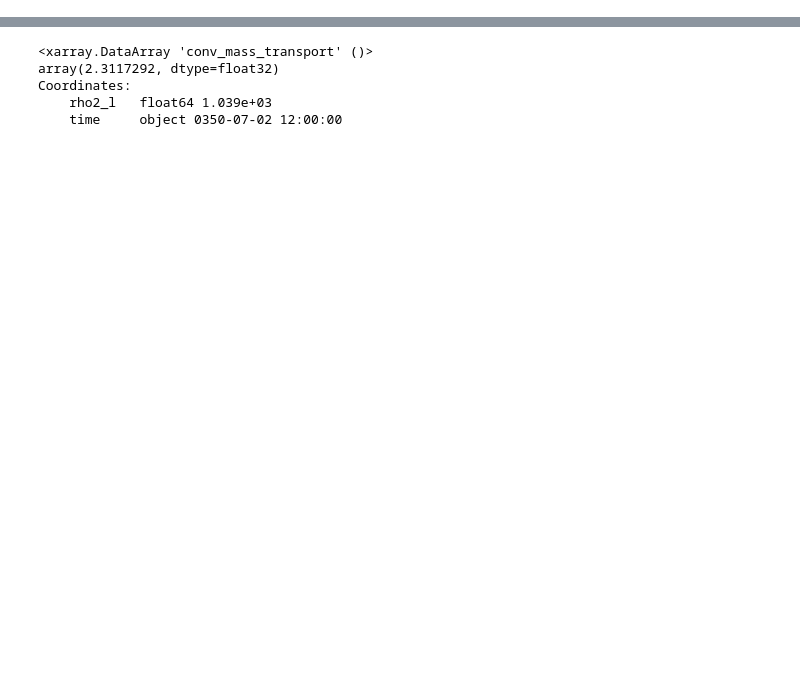
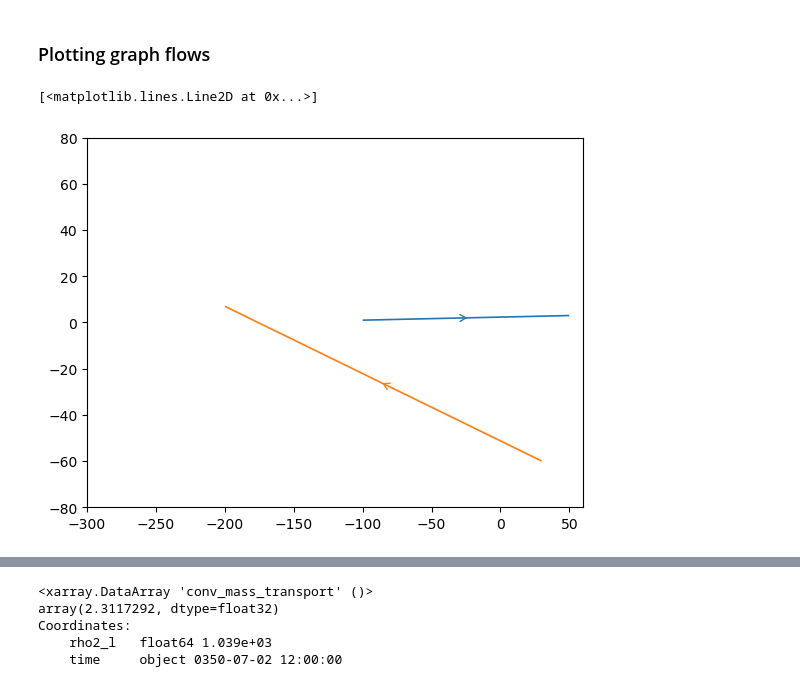
Before and after one commit to hdrake/regionate, a Jupyter notebook: examples/2_conveyorbelt_plots.ipynb, the cells around one changed output, grey strips where cells are left out. Saved outputs shown, nothing was run; the diff lists cells and outputs as text; code cells hidden in the pictures; blank space fills up the shorter version.

```diff
--- a/examples/2_conveyorbelt_plots.ipynb
+++ b/examples/2_conveyorbelt_plots.ipynb
@@ -32,0 +83,3 @@ rho0 = 1035.
+# %%
+fig, ax = plt.subplots(1,1)
+G.plot_graph(fig, ax)
@@ -32,0 +142,2 @@ rho0 = 1035.
+# %% [markdown]
+### Plotting graph flows
@@ -32,0 +148,25 @@ rho0 = 1035.
+# %%
+import matplotlib
+import matplotlib.transforms as transforms
+
+def transport_vector(fig, ax, x1, y1, x2, y2, flow, size=6, phi=np.deg2rad(30.), **kwargs):
+    l = plt.plot([x1, x2], [y1, y2], lw=size/5, solid_capstyle="butt", **kwargs)
+    asp = get_aspect_numerical(ax)
+    s = np.sign(flow)
+    theta = np.arctan2(s*(y2-y1)*asp, s*(x2-x1))
+    trans = (fig.dpi_scale_trans + transforms.ScaledTranslation(x1 + (x2-x1)/2, y1 + (y2-y1)/2, ax.transData))
+    plt.plot(
+        np.sqrt(size*4)/72*np.array([-np.cos(theta)*np.cos(phi) - np.sin(theta)*np.sin(phi), 0, -np.cos(theta)*np.cos(phi) + np.sin(theta)*np.sin(phi)]),
+        np.sqrt(size*4)/72*np.array([(-np.sin(theta)*np.cos(phi) + np.cos(theta)*np.sin(phi)), 0, (-np.sin(theta)*np.cos(phi) - np.cos(theta)*np.sin(phi))]),
+        transform=trans, color=l[0].get_color(), lw=np.sqrt(size*4)/5, solid_capstyle="round", solid_joinstyle="round"
+    )
+    return l
+
+fig, ax = plt.subplots(1,1)
+ax.set_xlim(-300, 60)
+ax.set_ylim(-80, 80)
+transport_vector(fig, ax, -100, 1, 50, 3, 3)
+transport_vector(fig, ax, 30, -60, -200, 7, 5)
+# %% [output]
+[<matplotlib.lines.Line2D at 0x...>]
+[figure, added]
```
Also changed, not shown: parts of 41 cells of this notebook, 1 other file.
